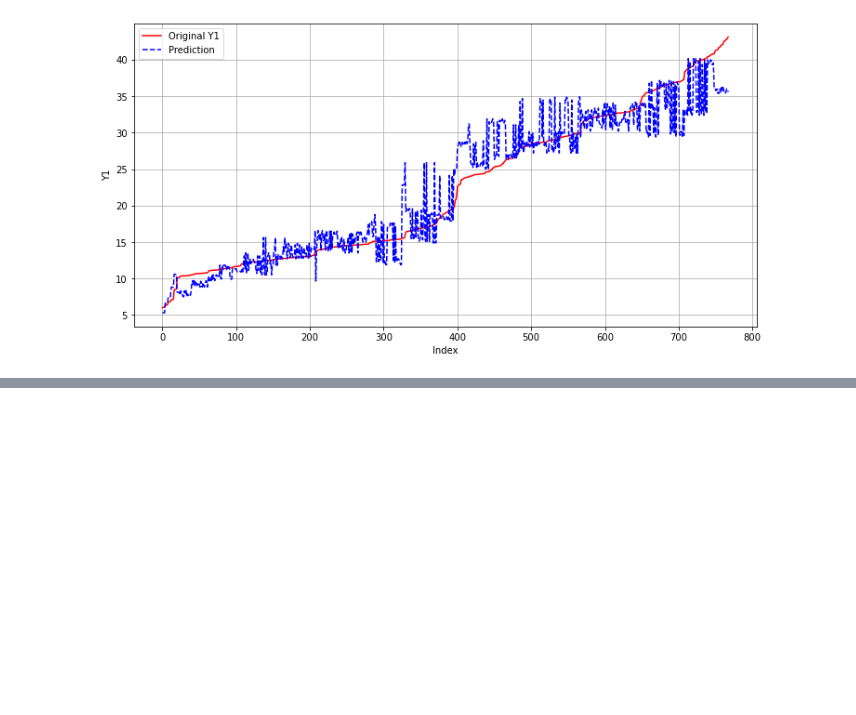
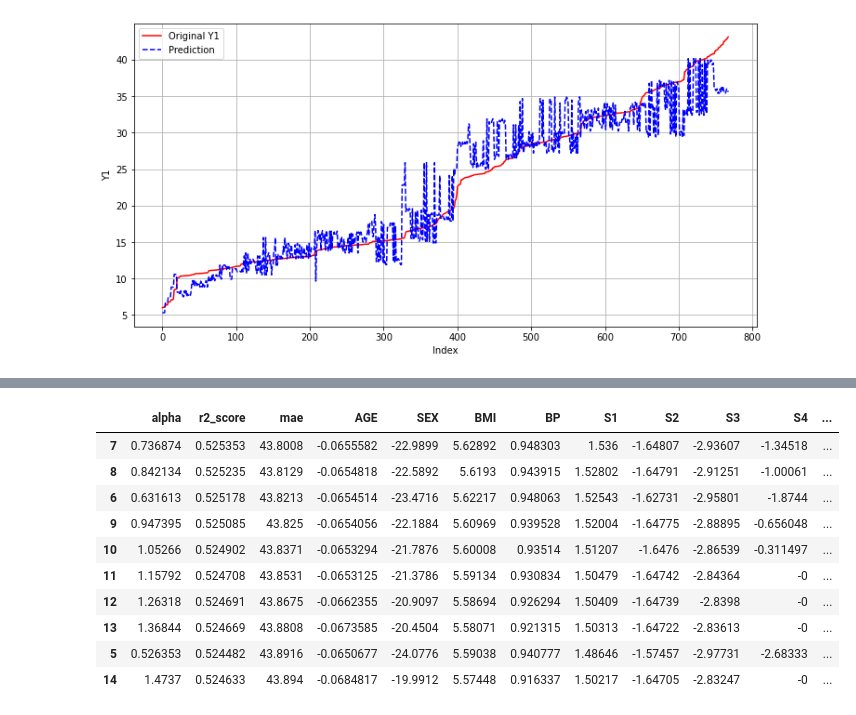
Before and after one commit to MissArtemis/ML, a Jupyter notebook: Analysis/RegressionAnalysis.ipynb, the cells around one changed output, grey strips where cells are left out. Saved outputs shown, nothing was run; the diff lists cells and outputs as text; code cells hidden in the pictures; blank space fills up the shorter version.

```diff
--- a/Analysis/RegressionAnalysis.ipynb
+++ b/Analysis/RegressionAnalysis.ipynb
@@ -158,3 +158,52 @@ print(diabete.sample(20))
 # %%
 from sklearn.linear_model import Lasso
 from sklearn.metrics import r2_score,mean_absolute_error
+# %%
+def lasso_regression(data,test,predictors,pre_y,alpha):
+    '''
+    :param data:training set
+    :param test: test set
+    :param predictors: features names
+    :param pre_y: labels names
+    :param alpha: penalty coefficient
+    :return: ret:model penalty coefficient
+    '''
+
+    lassoreg = Lasso(alpha=alpha,normalize=True,max_iter=1e5,fit_intercept=False)
+    lassoreg.fit(data[predictors],data[pre_y])
+    y_pred = lassoreg.predict(test[predictors])
+    ret = [alpha]
+    ret.append(r2_score(test[pre_y],y_pred))
+    ret.append(mean_absolute_error(test[pre_y],y_pred))
+    ret.extend(list(lassoreg.coef_))
+    return ret
+# %%
+predictors=["AGE","SEX","BMI","BP","S1","S2","S3","S4","S5","S6"]
+prey = "Y"
+alpha_lasso = np.linspace(0.00005,2,20)
+col = ['alpha','r2_score','mae','AGE','SEX','BMI','BP','S1','S2','S3','S4','S5','S6']
+ind = ['alpha_%.2g'%alpha_lasso[i] for i in range(0,len(alpha_lasso))]
+coef_matrix_lasso = pd.DataFrame(index=ind,columns=col)
+
+np.random.seed(123421)
+index = np.random.permutation(diabete.shape[0])
+trainindex = index[0:350]
+testindex = index[350:-1]
+diabete_train = diabete.iloc[trainindex,:]
+diabete_test = diabete.iloc[testindex,:]
+for i in range(len(alpha_lasso)):
+    coef_matrix_lasso.loc[i,:]=lasso_regression(diabete_train,diabete_test,predictors,prey,alpha_lasso[i])
+
+coef_matrix_lasso.sort_values("mae").head(10)
+# %% [output]
+|  | alpha | r2_score | mae | AGE | SEX | BMI | BP | S1 | S2 | S3 | S4 | ... |
+| 7 | 0.736874 | 0.525353 | 43.8008 | -0.0655582 | -22.9899 | 5.62892 | 0.948303 | 1.536 | -1.64807 | -2.93607 | -1.34518 | ... |
+| 8 | 0.842134 | 0.525235 | 43.8129 | -0.0654818 | -22.5892 | 5.6193 | 0.943915 | 1.52802 | -1.64791 | -2.91251 | -1.00061 | ... |
+| 6 | 0.631613 | 0.525178 | 43.8213 | -0.0654514 | -23.4716 | 5.62217 | 0.948063 | 1.52543 | -1.62731 | -2.95801 | -1.8744 | ... |
+| 9 | 0.947395 | 0.525085 | 43.825 | -0.0654056 | -22.1884 | 5.60969 | 0.939528 | 1.52004 | -1.64775 | -2.88895 | -0.656048 | ... |
+| 10 | 1.05266 | 0.524902 | 43.8371 | -0.0653294 | -21.7876 | 5.60008 | 0.93514 | 1.51207 | -1.6476 | -2.86539 | -0.311497 | ... |
+| 11 | 1.15792 | 0.524708 | 43.8531 | -0.0653125 | -21.3786 | 5.59134 | 0.930834 | 1.50479 | -1.64742 | -2.84364 | -0 | ... |
+| 12 | 1.26318 | 0.524691 | 43.8675 | -0.0662355 | -20.9097 | 5.58694 | 0.926294 | 1.50409 | -1.64739 | -2.8398 | -0 | ... |
+| 13 | 1.36844 | 0.524669 | 43.8808 | -0.0673585 | -20.4504 | 5.58071 | 0.921315 | 1.50313 | -1.64722 | -2.83613 | -0 | ... |
+| 5 | 0.526353 | 0.524482 | 43.8916 | -0.0650677 | -24.0776 | 5.59038 | 0.940777 | 1.48646 | -1.57457 | -2.97731 | -2.68333 | ... |
+| 14 | 1.4737 | 0.524633 | 43.894 | -0.0684817 | -19.9912 | 5.57448 | 0.916337 | 1.50217 | -1.64705 | -2.83247 | -0 | ... |
```
Also changed, not shown: parts of 6 cells of this notebook.
